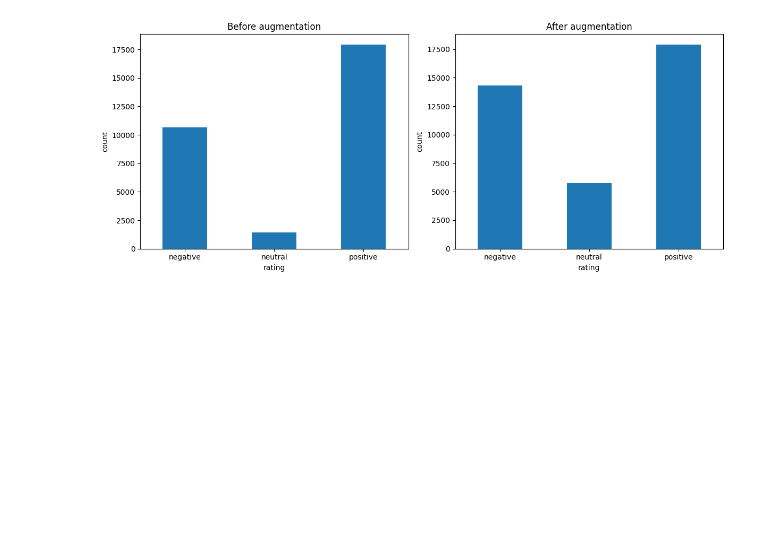
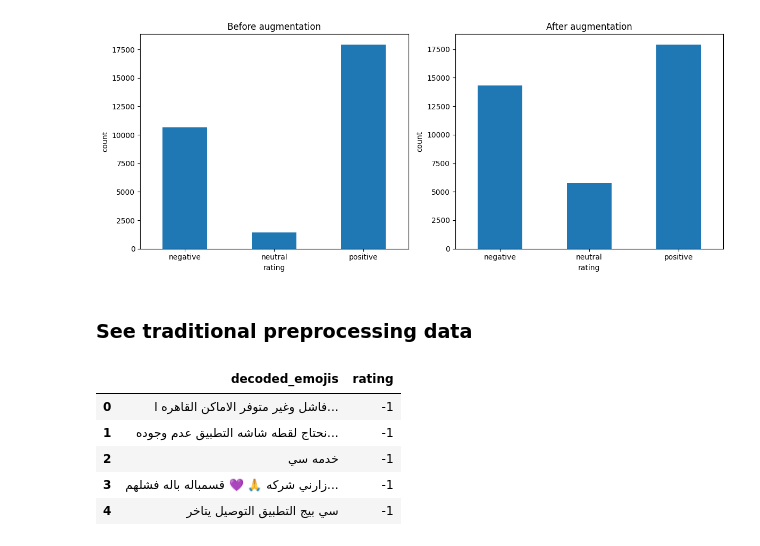
Before and after one commit to Kirillus-Emad/company-reviews-arabic, a Jupyter notebook: EDA.ipynb, the cells around one changed output. Cells and saved outputs as stored; diff of their text form; code cells hidden in the pictures; blank space fills up the shorter version.

Commit message:
added segementation to trad_preprocessing

```diff
--- a/EDA.ipynb
+++ b/EDA.ipynb
@@ -385,3 +385,15 @@ plt.tight_layout()
 plt.show()
 # %% [output]
 [figure]
+# %% [markdown]
+### See traditional preprocessing data
+# %%
+df_train_prep=pd.read_csv('data/3-proc_train_df.csv')
+df_train_prep.head()
+# %% [output]
+|  | decoded_emojis | rating |
+| 0 | فاشل وغير متوفر الاماكن القاهره ا... | -1 |
+| 1 | نحتاج لقطه شاشه التطبيق عدم وجوده... | -1 |
+| 2 | خدمه سي | -1 |
+| 3 | زارني شركه 🙏 💜 قسمباله باله فشلهم... | -1 |
+| 4 | سي بيج التطبيق التوصيل يتاخر | -1 |
```
Also changed, not shown: 1 other file.
